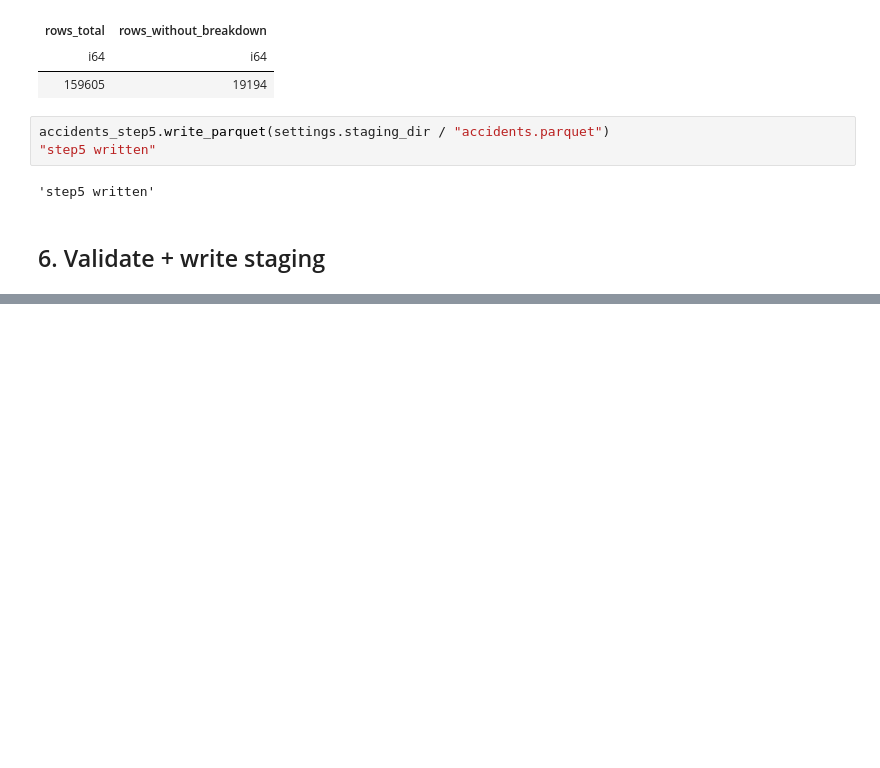
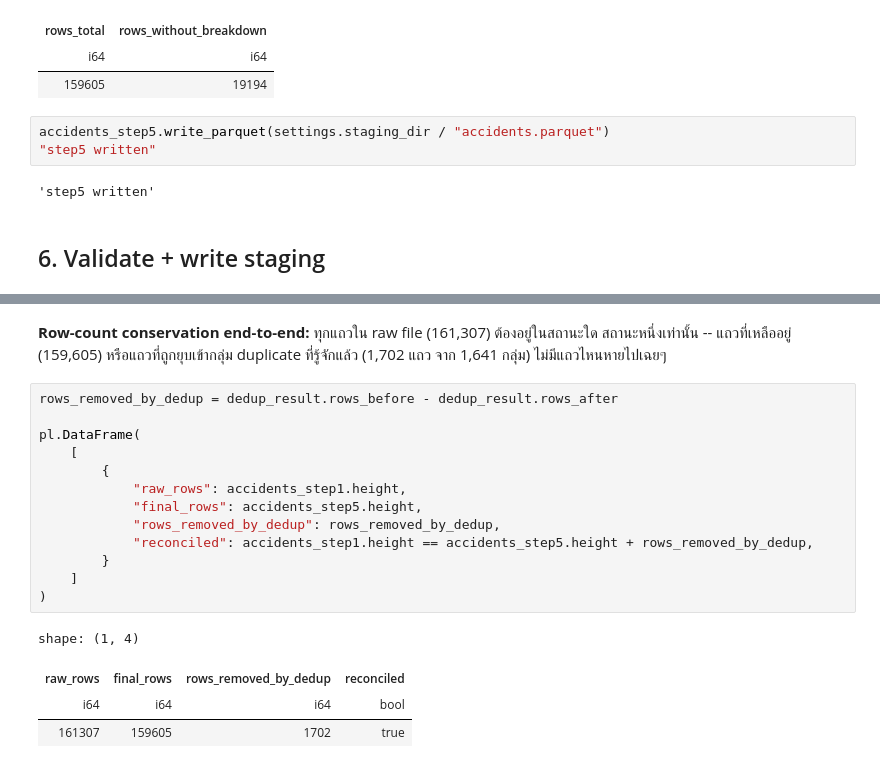
Before and after one commit to PhidPhew/car-insurance-accident-analysis, a Jupyter notebook: notebooks/02_data_cleaning.ipynb, the cells around one changed output, grey strips where cells are left out. Cells and saved outputs as stored; diff of their text form; blank space fills up the shorter version.

```diff
--- a/notebooks/02_data_cleaning.ipynb
+++ b/notebooks/02_data_cleaning.ipynb
@@ -806,0 +889,22 @@ accidents_step5.write_parquet(settings.staging_dir / "accidents.parquet")
+# %% [markdown]
+**Row-count conservation end-to-end:** ทุกแถวใน raw file (161,307) ต้องอยู่ในสถานะใด
+สถานะหนึ่งเท่านั้น -- แถวที่เหลืออยู่ (159,605) หรือแถวที่ถูกยุบเข้ากลุ่ม duplicate ที่รู้จักแล้ว
+(1,702 แถว จาก 1,641 กลุ่ม) ไม่มีแถวไหนหายไปเฉยๆ
+# %%
+rows_removed_by_dedup = dedup_result.rows_before - dedup_result.rows_after
+
+pl.DataFrame(
+    [
+        {
+            "raw_rows": accidents_step1.height,
+            "final_rows": accidents_step5.height,
+            "rows_removed_by_dedup": rows_removed_by_dedup,
+            "reconciled": accidents_step1.height == accidents_step5.height + rows_removed_by_dedup,
+        }
+    ]
+)
+# %% [output]
+shape: (1, 4)
+| raw_rows | final_rows | rows_removed_by_dedup | reconciled |
+| i64 | i64 | i64 | bool |
+| 161307 | 159605 | 1702 | true |
```
Also changed, not shown: parts of 25 cells of this notebook, 5 other files.
